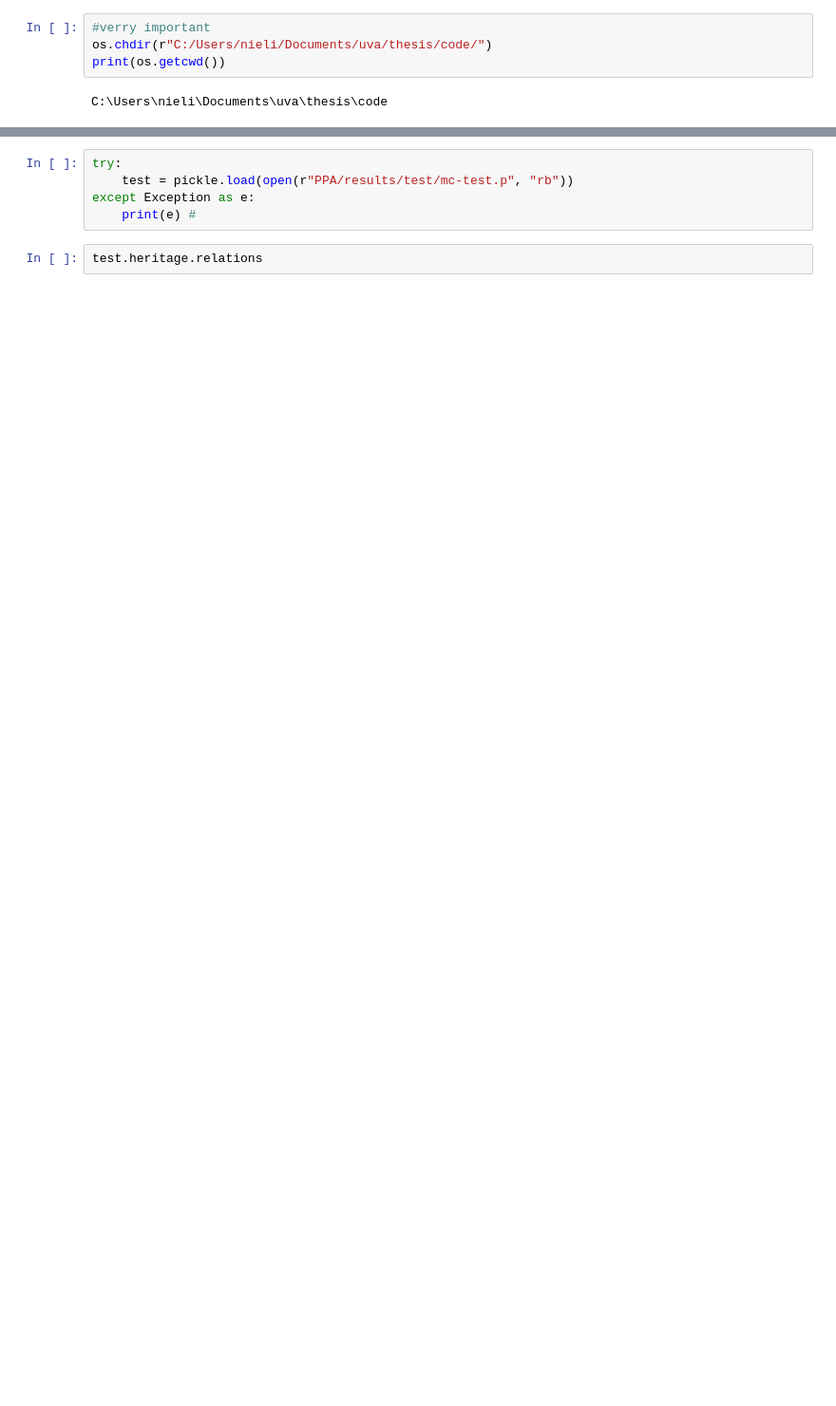
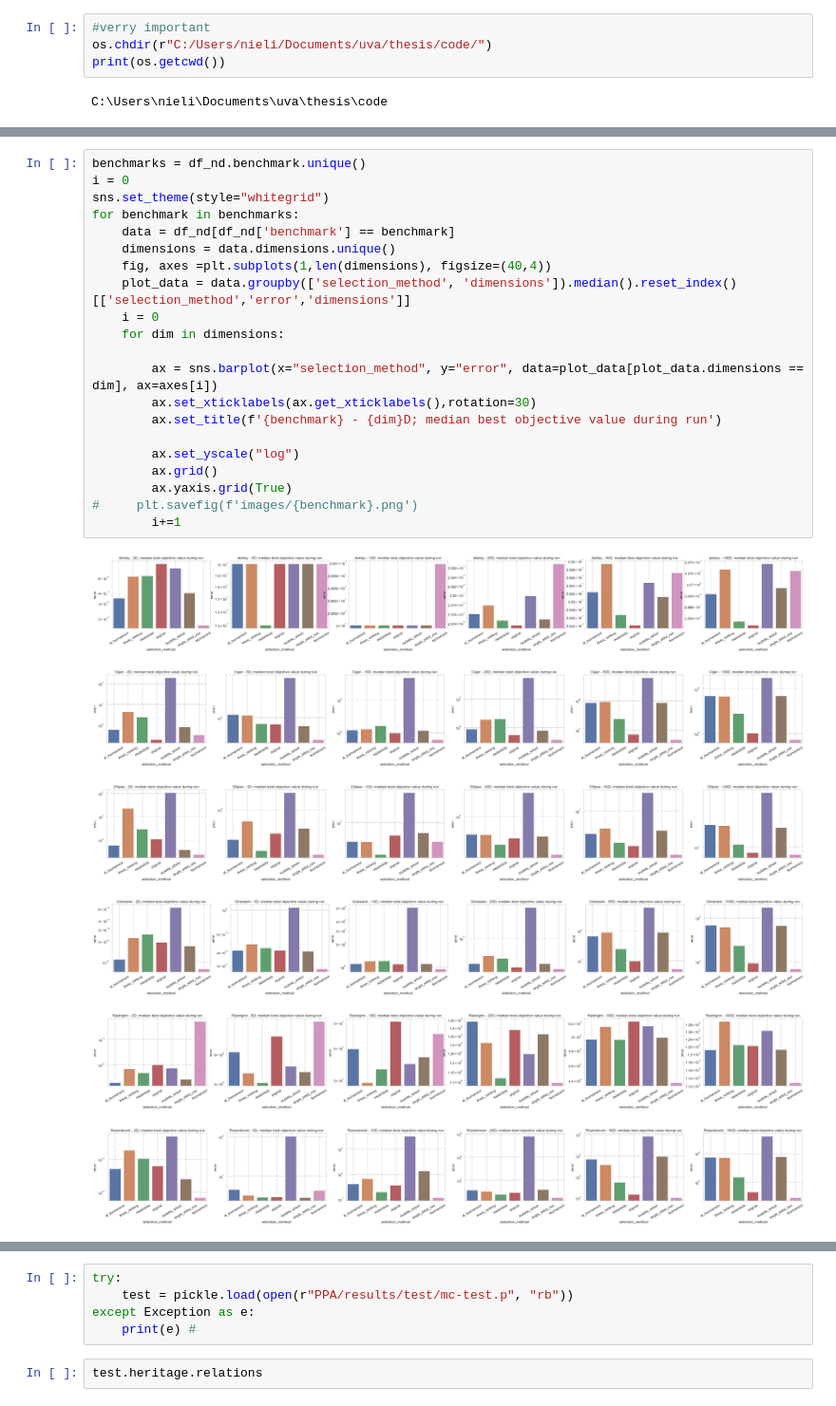
Before and after one commit to N-Brouwer/PPA, a Jupyter notebook: notebooks/data-analysis.ipynb, the cells around one changed output, grey strips where cells are left out. Shown at 95% size. Cells and saved outputs as stored; diff of their text form; blank space fills up the shorter version.

```diff
--- a/notebooks/data-analysis.ipynb
+++ b/notebooks/data-analysis.ipynb
@@ -121,0 +79,28 @@ for benchmark in benchmarks:
+# %%
+benchmarks = df_nd.benchmark.unique()
+i = 0
+sns.set_theme(style="whitegrid")
+for benchmark in benchmarks:
+    data = df_nd[df_nd['benchmark'] == benchmark]
+    dimensions = data.dimensions.unique()
+    fig, axes =plt.subplots(1,len(dimensions), figsize=(40,4))
+    plot_data = data.groupby(['selection_method', 'dimensions']).median().reset_index()[['selection_method','error','dimensions']]
+    i = 0
+    for dim in dimensions:
+
+        ax = sns.barplot(x="selection_method", y="error", data=plot_data[plot_data.dimensions == dim], ax=axes[i])
+        ax.set_xticklabels(ax.get_xticklabels(),rotation=30)
+        ax.set_title(f'{benchmark} - {dim}D; median best objective value during run')
+
+        ax.set_yscale("log")
+        ax.grid()
+        ax.yaxis.grid(True)
+#     plt.savefig(f'images/{benchmark}.png')
+        i+=1
+# %% [output]
+[figure, added]
+[figure, added]
+[figure, added]
+[figure, added]
+[figure, added]
+[figure, added]
```
Also changed, not shown: parts of 19 cells of this notebook, 7 other files.
